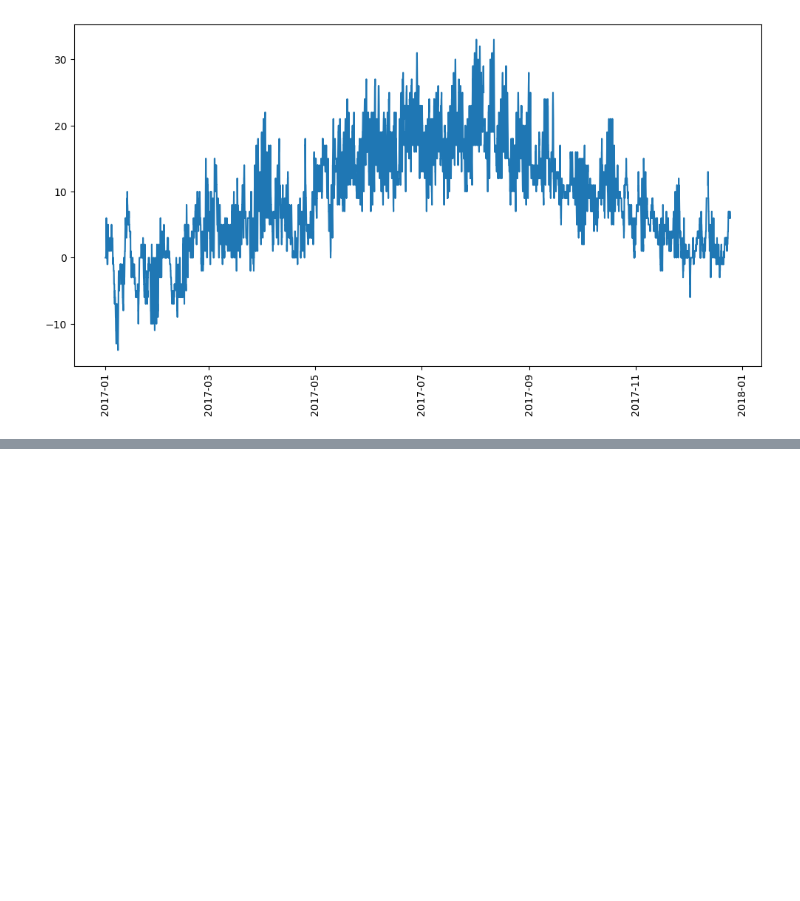
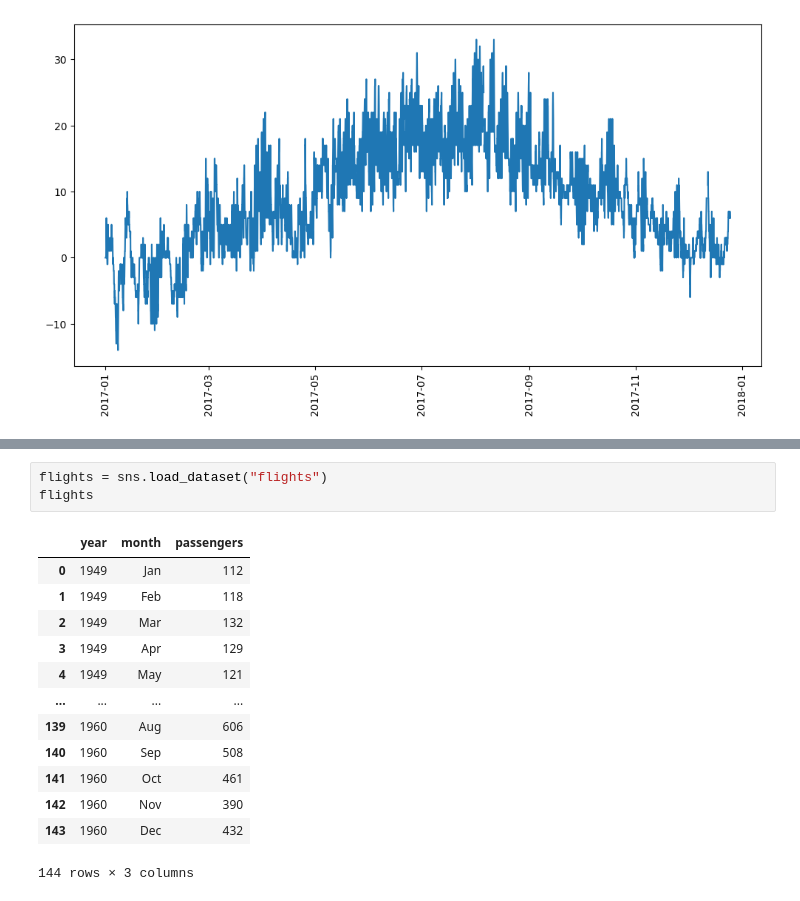
Before and after one commit to dan-ski/Air_quality, a Jupyter notebook: Air quality data preprocessing and analysis.ipynb, the cells around one changed output, grey strips where cells are left out. Saved outputs shown, nothing was run; the diff lists cells and outputs as text; blank space fills up the shorter version.

```diff
--- a/Air quality data preprocessing and analysis.ipynb
+++ b/Air quality data preprocessing and analysis.ipynb
@@ -192,0 +212,17 @@ plt.show()
+# %%
+flights = sns.load_dataset("flights")
+flights
+# %% [output]
+|  | year | month | passengers |
+| 0 | 1949 | Jan | 112 |
+| 1 | 1949 | Feb | 118 |
+| 2 | 1949 | Mar | 132 |
+| 3 | 1949 | Apr | 129 |
+| 4 | 1949 | May | 121 |
+| ... | ... | ... | ... |
+| 139 | 1960 | Aug | 606 |
+| 140 | 1960 | Sep | 508 |
+| 141 | 1960 | Oct | 461 |
+| 142 | 1960 | Nov | 390 |
+| 143 | 1960 | Dec | 432 |
+144 rows × 3 columns
```
Also changed, not shown: parts of 16 cells of this notebook, 1 other file.
